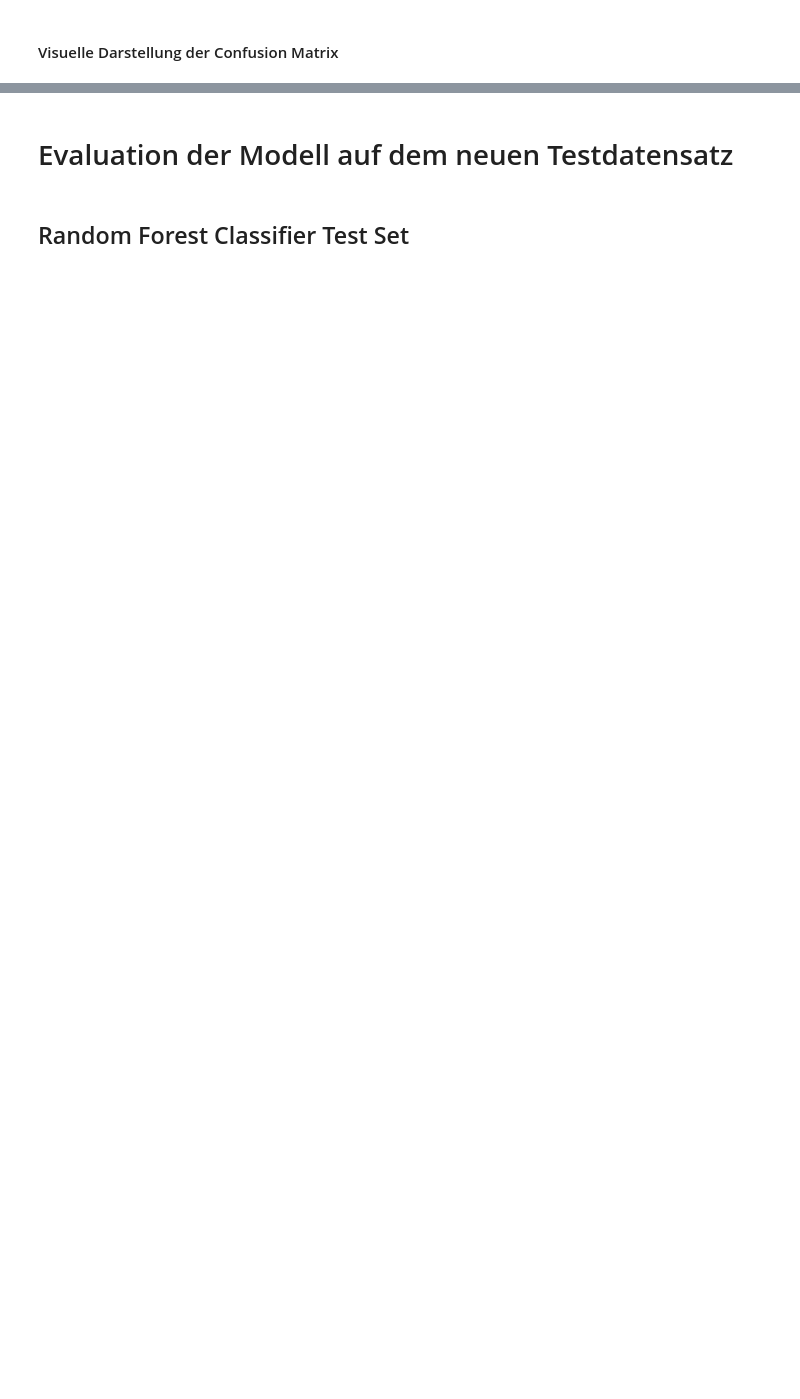
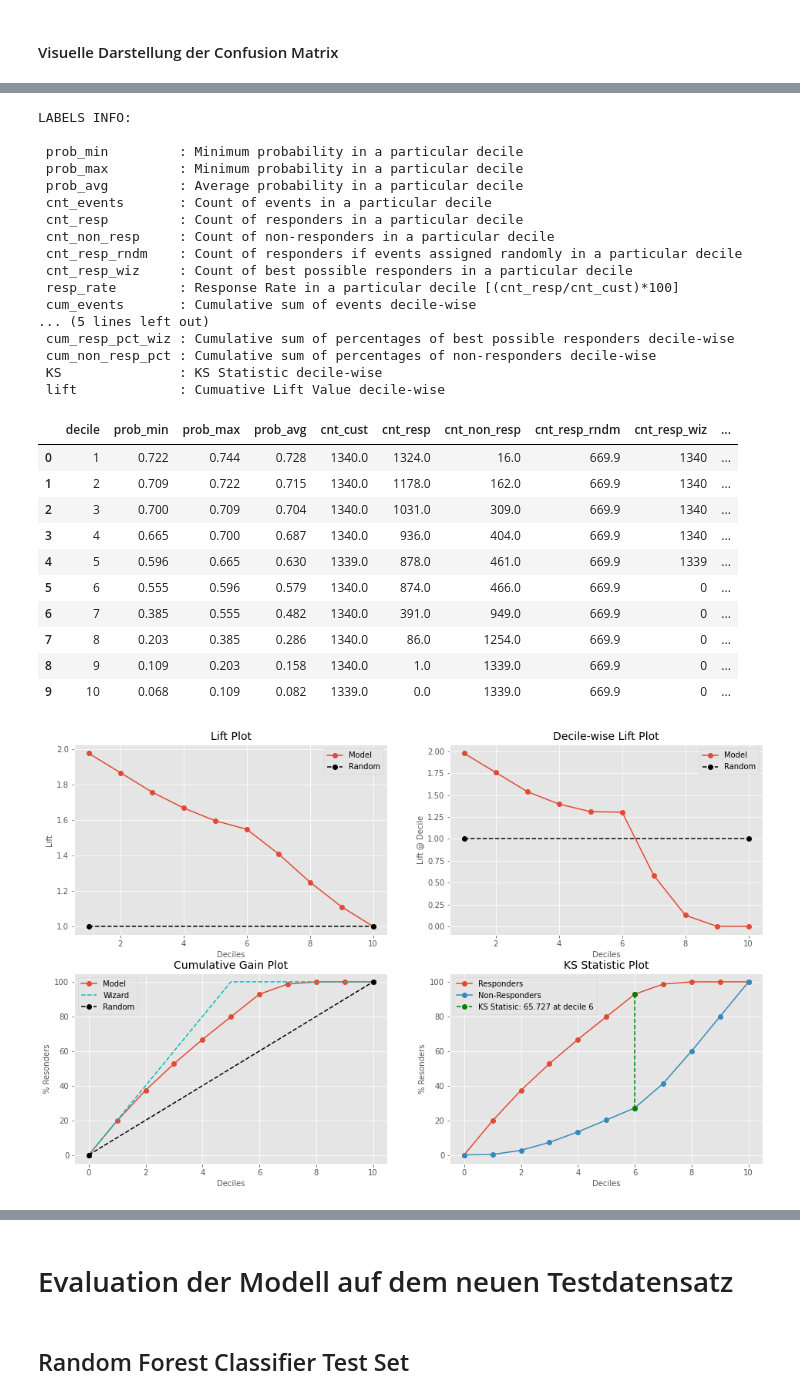
Before and after one commit to tlex-web/data_analysis_crisp_dm, a Jupyter notebook: modelling.ipynb, the cells around one changed output, grey strips where cells are left out. Drawn from its saved outputs; the diff is of its cells as text; code cells hidden in the pictures; blank space fills up the shorter version.

```diff
--- a/modelling.ipynb
+++ b/modelling.ipynb
@@ -245,0 +346,32 @@ plot_precision_recall_vs_threshold(precision, recall, thresholds)
+# %%
+kds.metrics.report(np.array(y_test['response']), y_pred_proba,plot_style='ggplot')
+# %% [output]
+LABELS INFO:
+
+ prob_min         : Minimum probability in a particular decile
+ prob_max         : Minimum probability in a particular decile
+ prob_avg         : Average probability in a particular decile
+ cnt_events       : Count of events in a particular decile
+ cnt_resp         : Count of responders in a particular decile
+ cnt_non_resp     : Count of non-responders in a particular decile
+ cnt_resp_rndm    : Count of responders if events assigned randomly in a particular decile
+ cnt_resp_wiz     : Count of best possible responders in a particular decile
+ resp_rate        : Response Rate in a particular decile [(cnt_resp/cnt_cust)*100]
+ cum_events       : Cumulative sum of events decile-wise
+... (5 lines left out)
+ cum_resp_pct_wiz : Cumulative sum of percentages of best possible responders decile-wise
+ cum_non_resp_pct : Cumulative sum of percentages of non-responders decile-wise
+ KS               : KS Statistic decile-wise
+ lift             : Cumuative Lift Value decile-wise
+|  | decile | prob_min | prob_max | prob_avg | cnt_cust | cnt_resp | cnt_non_resp | cnt_resp_rndm | cnt_resp_wiz | ... |
+| 0 | 1 | 0.722 | 0.744 | 0.728 | 1340.0 | 1324.0 | 16.0 | 669.9 | 1340 | ... |
+| 1 | 2 | 0.709 | 0.722 | 0.715 | 1340.0 | 1178.0 | 162.0 | 669.9 | 1340 | ... |
+| 2 | 3 | 0.700 | 0.709 | 0.704 | 1340.0 | 1031.0 | 309.0 | 669.9 | 1340 | ... |
+| 3 | 4 | 0.665 | 0.700 | 0.687 | 1340.0 | 936.0 | 404.0 | 669.9 | 1340 | ... |
+| 4 | 5 | 0.596 | 0.665 | 0.630 | 1339.0 | 878.0 | 461.0 | 669.9 | 1339 | ... |
+| 5 | 6 | 0.555 | 0.596 | 0.579 | 1340.0 | 874.0 | 466.0 | 669.9 | 0 | ... |
+| 6 | 7 | 0.385 | 0.555 | 0.482 | 1340.0 | 391.0 | 949.0 | 669.9 | 0 | ... |
+| 7 | 8 | 0.203 | 0.385 | 0.286 | 1340.0 | 86.0 | 1254.0 | 669.9 | 0 | ... |
+| 8 | 9 | 0.109 | 0.203 | 0.158 | 1340.0 | 1.0 | 1339.0 | 669.9 | 0 | ... |
+| 9 | 10 | 0.068 | 0.109 | 0.082 | 1339.0 | 0.0 | 1339.0 | 669.9 | 0 | ... |
+[figure, added]
```
Also changed, not shown: parts of 35 cells of this notebook.
